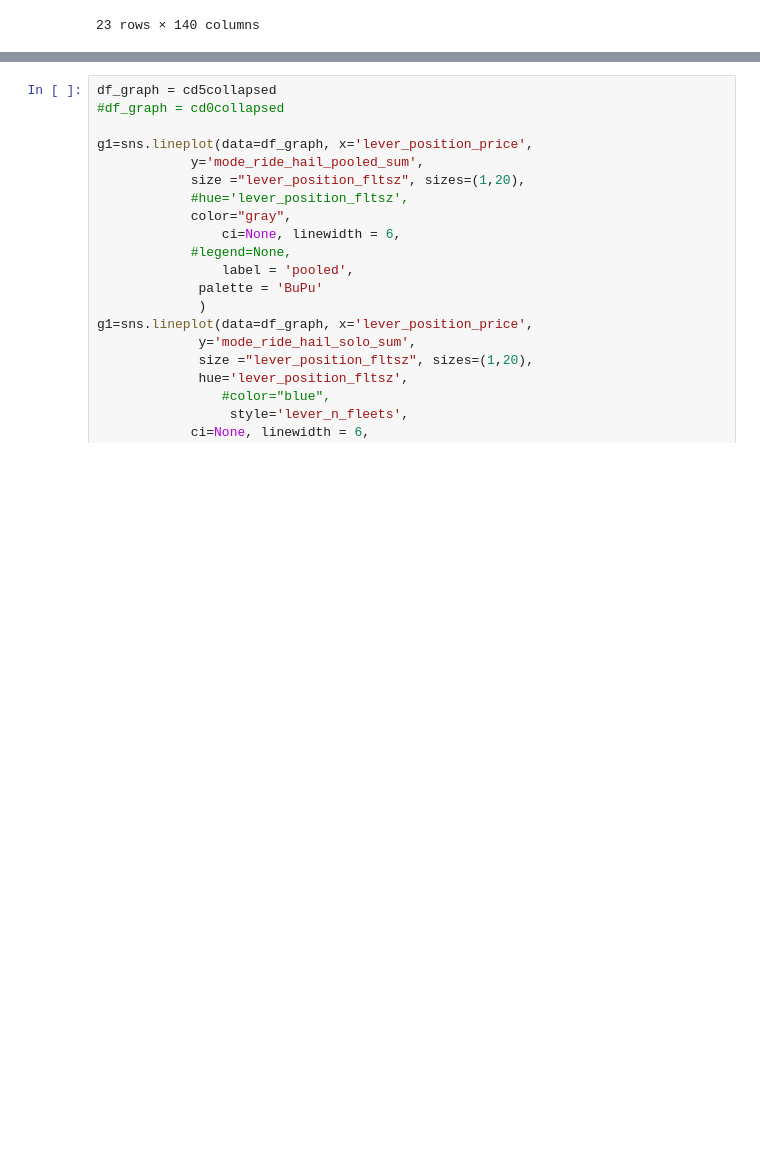
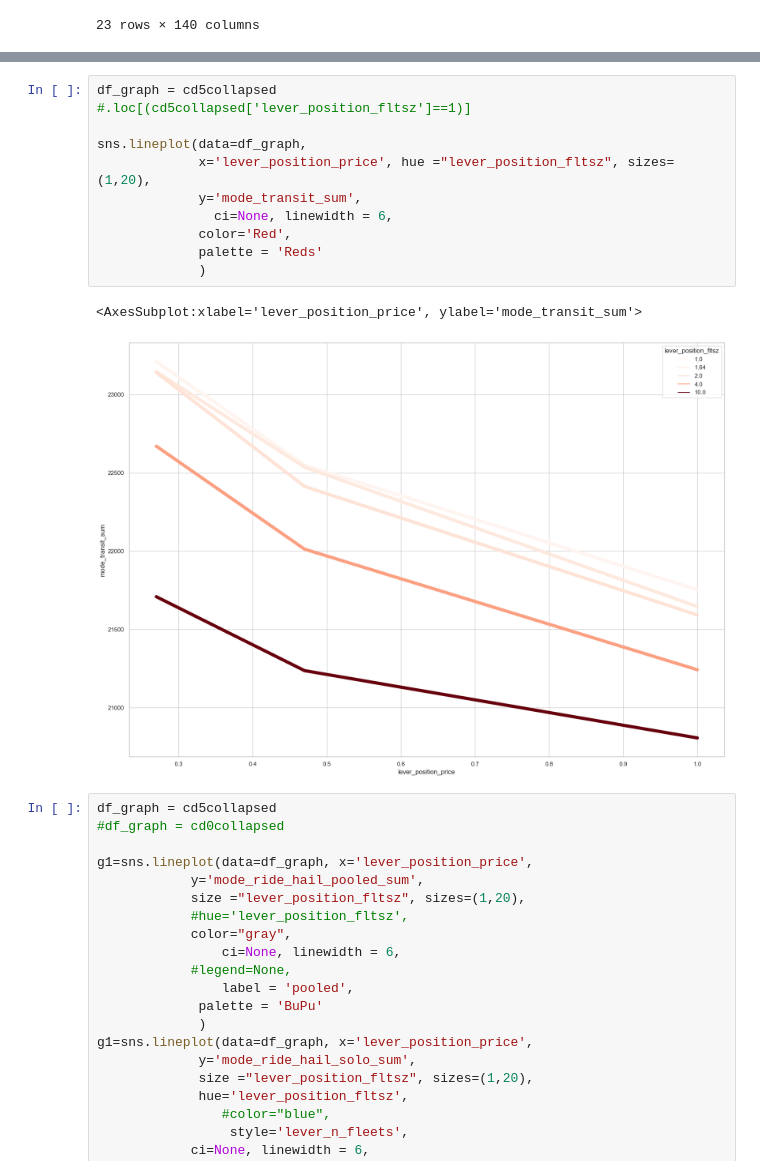
Before and after one commit to LBNL-UCB-STI/beam-core-analysis, a Jupyter notebook: Users/Annika/3MultFleets/PlotsNtripsModesTimes.ipynb, the cells around one changed output, grey strips where cells are left out. Cells and saved outputs as stored; diff of their text form; blank space fills up the shorter version.

Commit message:
trying to fix price transit

```diff
--- a/Users/Annika/3MultFleets/PlotsNtripsModesTimes.ipynb
+++ b/Users/Annika/3MultFleets/PlotsNtripsModesTimes.ipynb
@@ -144,3 +144,17 @@ sns.lineplot(data=df_graph,
+# %%
+df_graph = cd5collapsed
+#.loc[(cd5collapsed['lever_position_fltsz']==1)]
+
+sns.lineplot(data=df_graph,
+             x='lever_position_price', hue ="lever_position_fltsz", sizes=(1,20),
+             y='mode_transit_sum',
+               ci=None, linewidth = 6,
+             color='Red',
+             palette = 'Reds'
+             )
+# %% [output]
+<AxesSubplot:xlabel='lever_position_price', ylabel='mode_transit_sum'>
+[figure, added]
 # %%
 df_graph = cd5collapsed
 #df_graph = cd0collapsed
```
Also changed, not shown: parts of 1 cell of this notebook, 1 other file.
